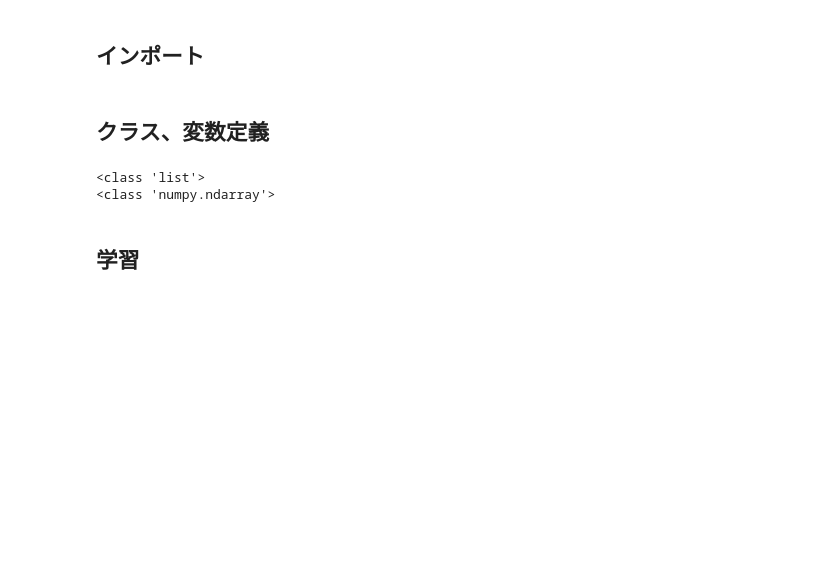
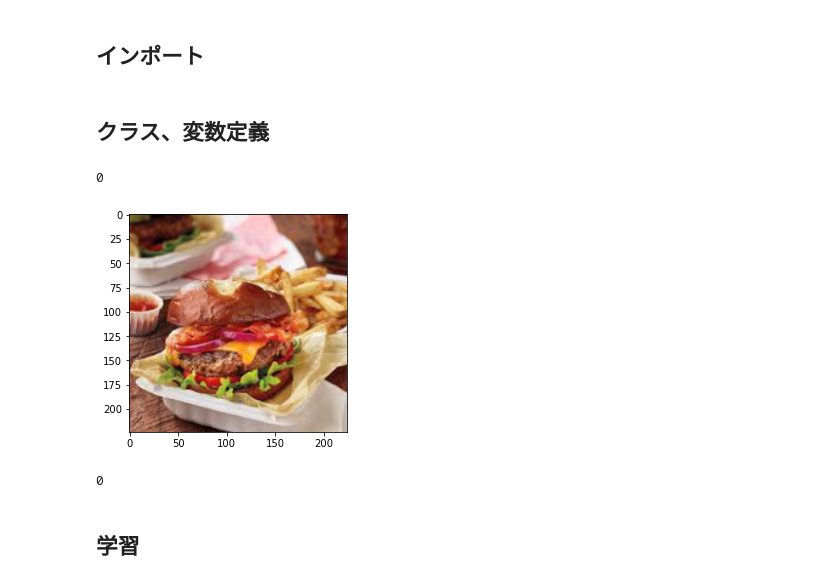
Before and after one commit to co1umbine/ImageRecognition, a Jupyter notebook: Jupyter Notebooks/Food_Flower_SIFT_BoVW_SVM.ipynb, the cells around one changed output. Cells and saved outputs as stored; diff of their text form; code cells hidden in the pictures; blank space fills up the shorter version.

```diff
--- a/Jupyter Notebooks/Food_Flower_SIFT_BoVW_SVM.ipynb
+++ b/Jupyter Notebooks/Food_Flower_SIFT_BoVW_SVM.ipynb
@@ -38,10 +38,13 @@ class FoodFlowerDataset(torch.utils.data.Dataset):
         self.labels.extend([0] * len(self.images))
         self.images.extend([flower_folder + p for p in os.listdir(flower_folder)])
         self.labels.extend([1] * (len(self.images)-len(self.labels)))
+        self.randindex = list(range(len(self.images)))
+        random.shuffle(self.randindex)
 
     def __getitem__(self, index):
-        image = self.images[index]
-        label = self.labels[index]
+        tmpindex = self.randindex[index]
+        image = self.images[tmpindex]
+        label = self.labels[tmpindex]
         with open(image, "rb") as f:
             image = Image.open(f)
             image = image.convert("RGB")
@@ -69,9 +72,6 @@ for image, label in train_dataset:
     train_image.append(np.array(image))
     train_label.append(label)
 
-print(type(train_image))
-print(type(train_image[0]))
-
 for image, label in test_dataset:
     test_image.append(np.array(image))
     test_label.append(label)
@@ -81,8 +81,15 @@ train_image = np.array(train_image)
 train_label = np.array(train_label)
 test_image = np.array(test_image)
 test_label = np.array(test_label)
-# %% [output]
-<class 'list'>
-<class 'numpy.ndarray'>
+# %%
+data_idx = random.randint(0, len(train_image))
+print(data_idx)
+plt.imshow(train_image[data_idx])
+plt.show()
+print(train_label[data_idx])
+# %% [output]
+0
+[figure, added]
+0
 # %% [markdown]
 ## 学習
```
Also changed, not shown: parts of 8 cells of this notebook.
